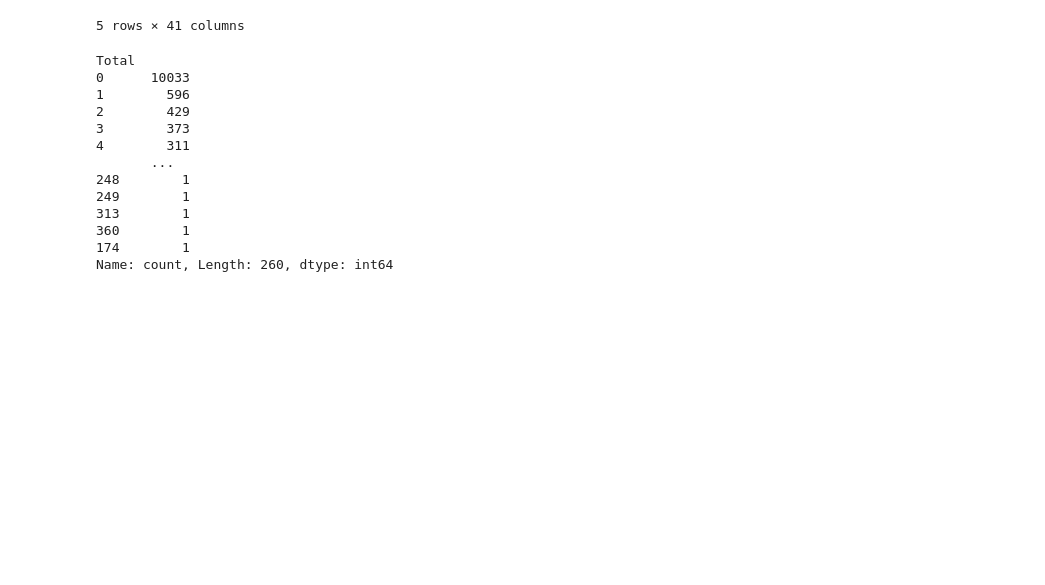
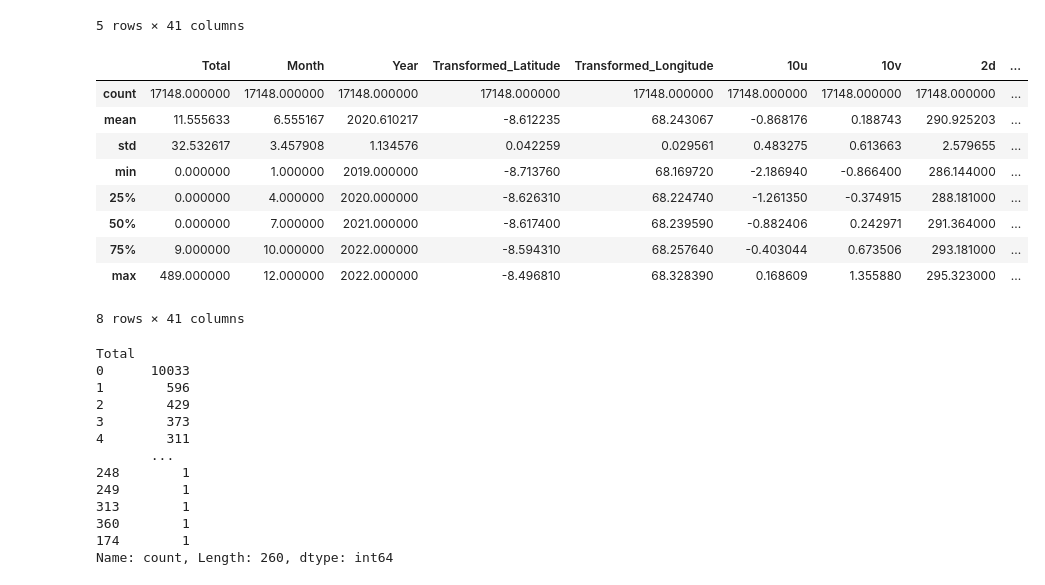
Before and after one commit to datamind-lab/Waterborne-Disease-Prediction, a Jupyter notebook: Model_Building.ipynb, the cells around one changed output. Drawn from its saved outputs; the diff is of its cells as text; code cells hidden in the pictures; blank space fills up the shorter version.

```diff
--- a/Model_Building.ipynb
+++ b/Model_Building.ipynb
@@ -110,6 +114,19 @@ test_data.head()
 | 3 | Diarrhea | 4 | 2023 | -8.52657 | 68.23638 | -0.457543 | 0.264337 | 293.878 | ... |
 | 4 | Diarrhea | 5 | 2023 | -8.52657 | 68.23638 | -0.567965 | 0.467402 | 292.385 | ... |
 5 rows × 41 columns
+# %%
+train_data.describe()
+# %% [output]
+|  | Total | Month | Year | Transformed_Latitude | Transformed_Longitude | 10u | 10v | 2d | ... |
+| count | 17148.000000 | 17148.000000 | 17148.000000 | 17148.000000 | 17148.000000 | 17148.000000 | 17148.000000 | 17148.000000 | ... |
+| mean | 11.555633 | 6.555167 | 2020.610217 | -8.612235 | 68.243067 | -0.868176 | 0.188743 | 290.925203 | ... |
+| std | 32.532617 | 3.457908 | 1.134576 | 0.042259 | 0.029561 | 0.483275 | 0.613663 | 2.579655 | ... |
+| min | 0.000000 | 1.000000 | 2019.000000 | -8.713760 | 68.169720 | -2.186940 | -0.866400 | 286.144000 | ... |
+| 25% | 0.000000 | 4.000000 | 2020.000000 | -8.626310 | 68.224740 | -1.261350 | -0.374915 | 288.181000 | ... |
+| 50% | 0.000000 | 7.000000 | 2021.000000 | -8.617400 | 68.239590 | -0.882406 | 0.242971 | 291.364000 | ... |
+| 75% | 9.000000 | 10.000000 | 2022.000000 | -8.594310 | 68.257640 | -0.403044 | 0.673506 | 293.181000 | ... |
+| max | 489.000000 | 12.000000 | 2022.000000 | -8.496810 | 68.328390 | 0.168609 | 1.355880 | 295.323000 | ... |
+8 rows × 41 columns
 # %%
 train_data['Total'].value_counts()
 # %% [output]
```
Also changed, not shown: parts of 20 cells of this notebook.
